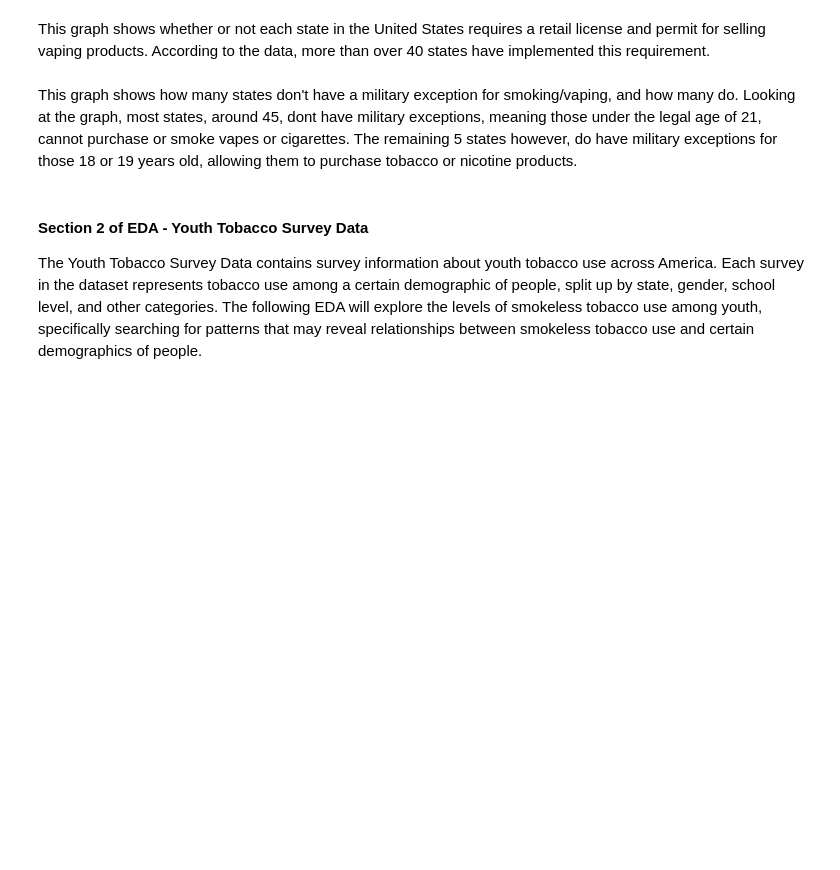
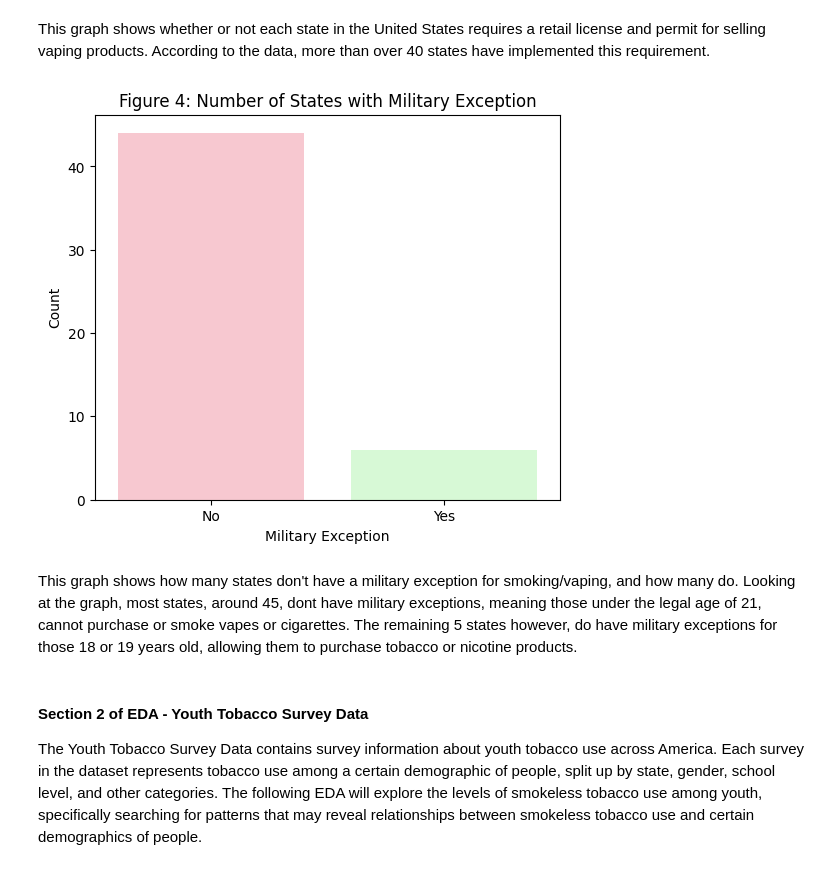
Before and after one commit to COGS108/Group103_WI26, a Jupyter notebook: 03-FinalProject.ipynb, the cells around one changed output. Drawn from its saved outputs; the diff is of its cells as text; code cells hidden in the pictures; blank space fills up the shorter version.

```diff
--- a/03-FinalProject.ipynb
+++ b/03-FinalProject.ipynb
@@ -442,12 +743,14 @@ This graph shows whether or not each state in the United States requires a retai
 # %%
 policy_data['Has Military Exception'] = policy_data['Military Exception Age'].apply(lambda x: 'Yes' if x > 0 else 'No')
 
 plt.figure(figsize=(6, 5))
 sns.countplot(x='Has Military Exception', hue='Has Military Exception', palette = ['pink','#d1ffd0'],data=policy_data, legend=False)
-plt.title('Number of States with Military Exception')
+plt.title('Figure 4: Number of States with Military Exception')
 plt.xlabel('Military Exception')
 plt.ylabel('Count')
 plt.show()
+# %% [output]
+[figure, added]
 # %% [markdown]
 This graph shows how many states don't have a military exception for smoking/vaping, and how many do. Looking at the graph, most states, around 45, dont have military exceptions, meaning those under the legal age of 21, cannot purchase or smoke vapes or cigarettes. The remaining 5 states however, do have military exceptions for those 18 or 19 years old, allowing them to purchase tobacco or nicotine products.
 # %% [markdown]
```
Also changed, not shown: parts of 56 cells of this notebook.
